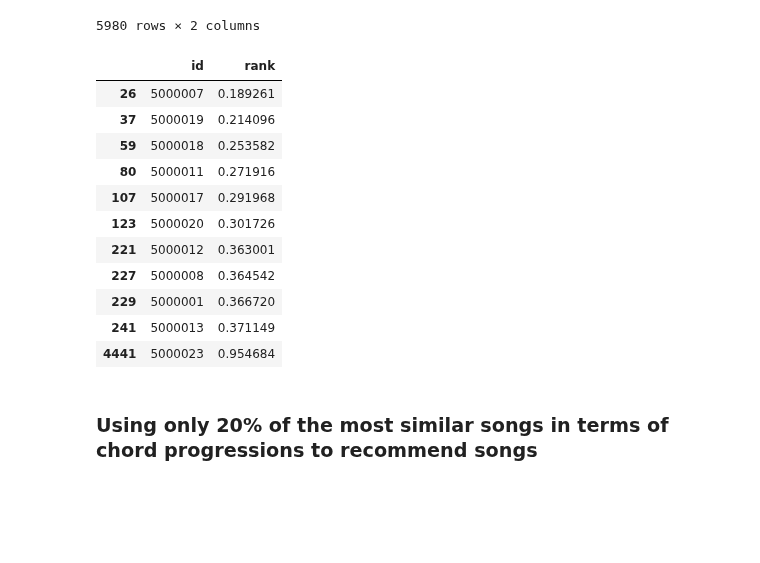
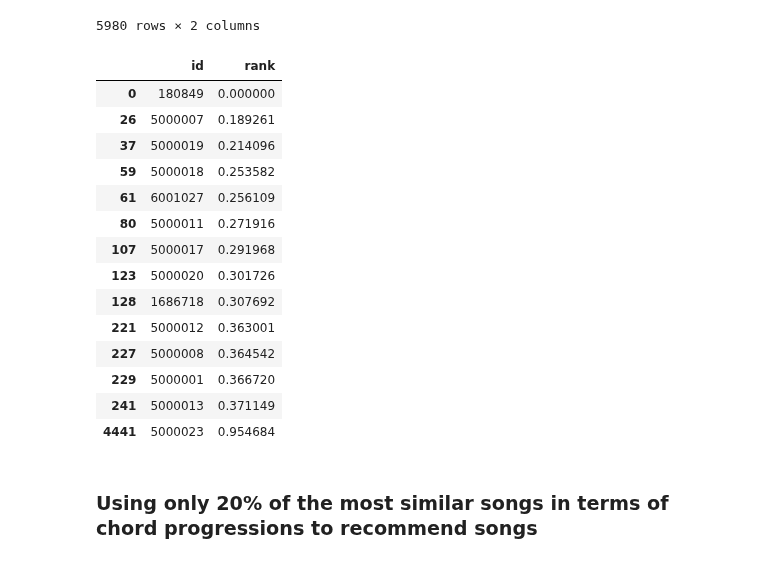
Before and after one commit to skarensmoll/thesisMusikRecommender, a Jupyter notebook: Experiments/06-13-Modeling.ipynb, the cells around one changed output. Cells and saved outputs as stored; diff of their text form; code cells hidden in the pictures; blank space fills up the shorter version.

```diff
--- a/Experiments/06-13-Modeling.ipynb
+++ b/Experiments/06-13-Modeling.ipynb
@@ -15,3 +16,8 @@ from ipynb.fs.full.Pipeline import removeConstantFeatures, applyBoxCoxAllFeature
+# %%
+covers = loadCoverGroups()
+originalSongId = covers[0][0]
+coverSongId = covers[0][2]
+listCovers = covers[0]
 # %%
 spotifyFeatures, transitionMatrices, df = loadDataFrames()
 # %%
@@ -69,15 +73,18 @@ ranksDFCosine
 | 5979 | 538097 | 1.000000 |
 5980 rows × 2 columns
 # %%
-ranksDFCosine.loc[(ranksDFCosine.id > 5000000) & (ranksDFCosine.id <= 5900000)]
+ranksDFCosine.loc[(ranksDFCosine.id.isin(listCovers))]
 # %% [output]
 |  | id | rank |
+| 0 | 180849 | 0.000000 |
 | 26 | 5000007 | 0.189261 |
 | 37 | 5000019 | 0.214096 |
 | 59 | 5000018 | 0.253582 |
+| 61 | 6001027 | 0.256109 |
 | 80 | 5000011 | 0.271916 |
 | 107 | 5000017 | 0.291968 |
 | 123 | 5000020 | 0.301726 |
+| 128 | 1686718 | 0.307692 |
 | 221 | 5000012 | 0.363001 |
 | 227 | 5000008 | 0.364542 |
 | 229 | 5000001 | 0.366720 |
```
Also changed, not shown: parts of 11 cells of this notebook, 5 other files.
